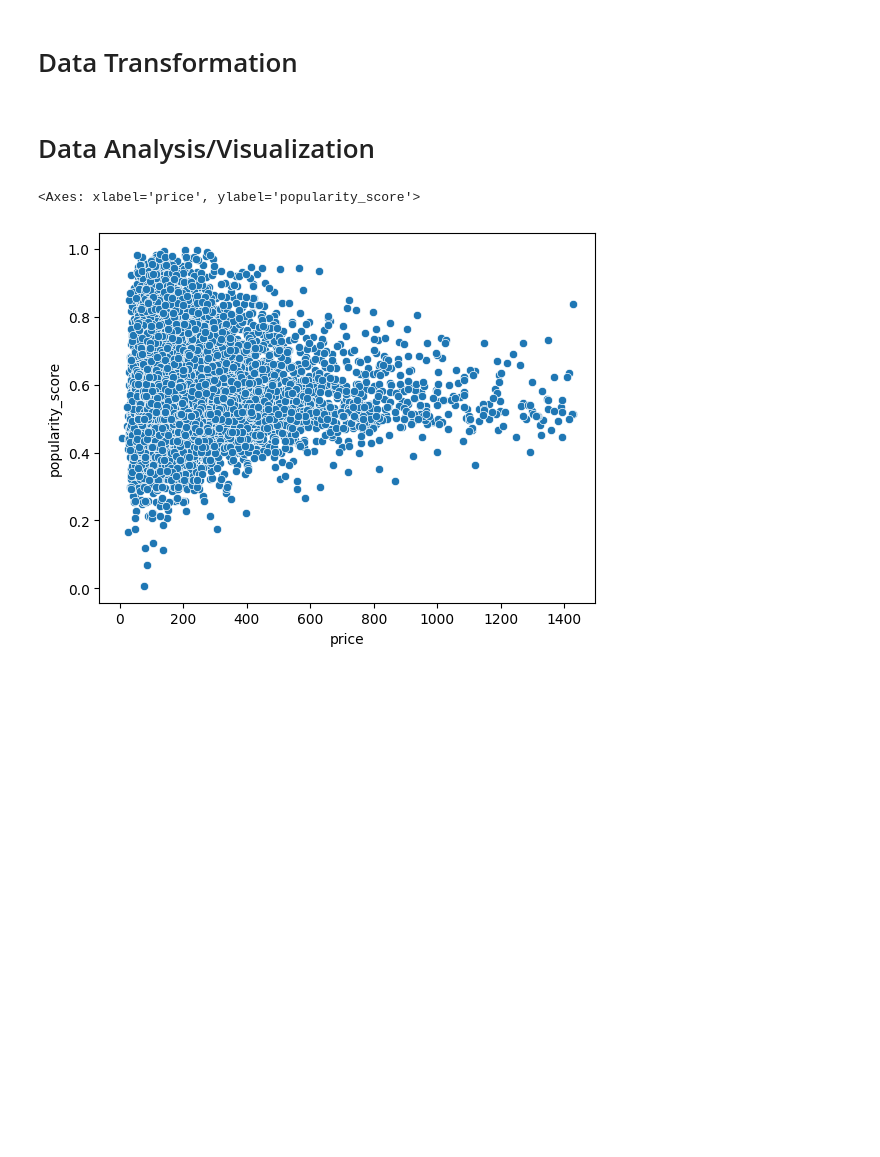
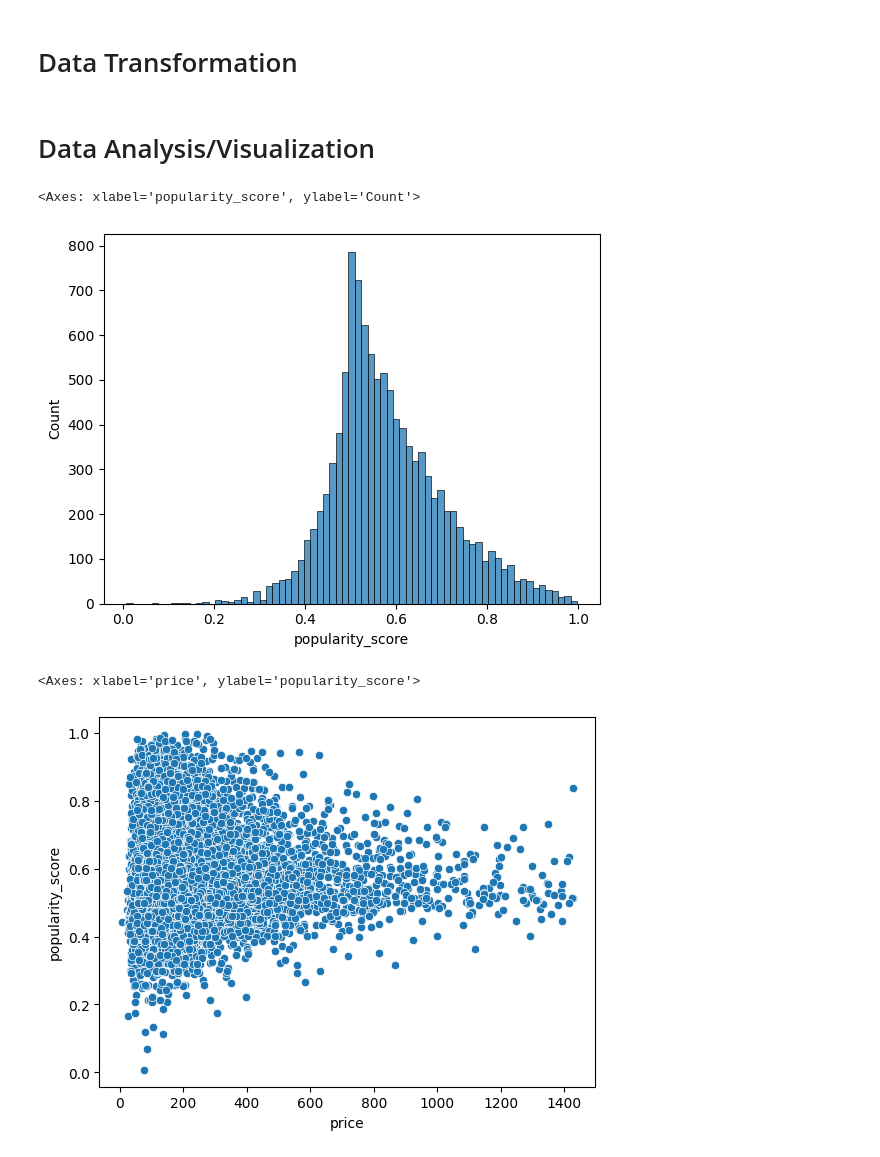
Before and after one commit to matthewviray/AirbnbEDA, a Jupyter notebook: airbnbproject.ipynb, the cells around one changed output. Drawn from its saved outputs; the diff is of its cells as text; code cells hidden in the pictures; blank space fills up the shorter version.

```diff
--- a/airbnbproject.ipynb
+++ b/airbnbproject.ipynb
@@ -11,7 +11,7 @@ import seaborn as sd
 import matplotlib.pyplot as plt
 from sklearn.preprocessing import MinMaxScaler
 
-listingsData = pd.read_csv('/Users/mawvir/Desktop/Summer Projects/airbnb data/listings.csv')
+listingsData = pd.read_csv('airbnb data/listings.csv')
 
 #
 important_columns = [
@@ -151,4 +162,10 @@ listingData['popularity_score'] = 0.5 * listingData['reviewnum_norm'] + 0.5 * li
 listingData.describe()
 listingDataNums = listingData.select_dtypes(include ='number')
 corr_matrix = listingDataNums.corr()
+# %%
+# distribution of popularity score is right skewed
+sd.histplot(data = listingData, x = 'popularity_score')
+# %% [output]
+<Axes: xlabel='popularity_score', ylabel='Count'>
+[figure, added]
 # %%
```
Also changed, not shown: parts of 14 cells of this notebook.
